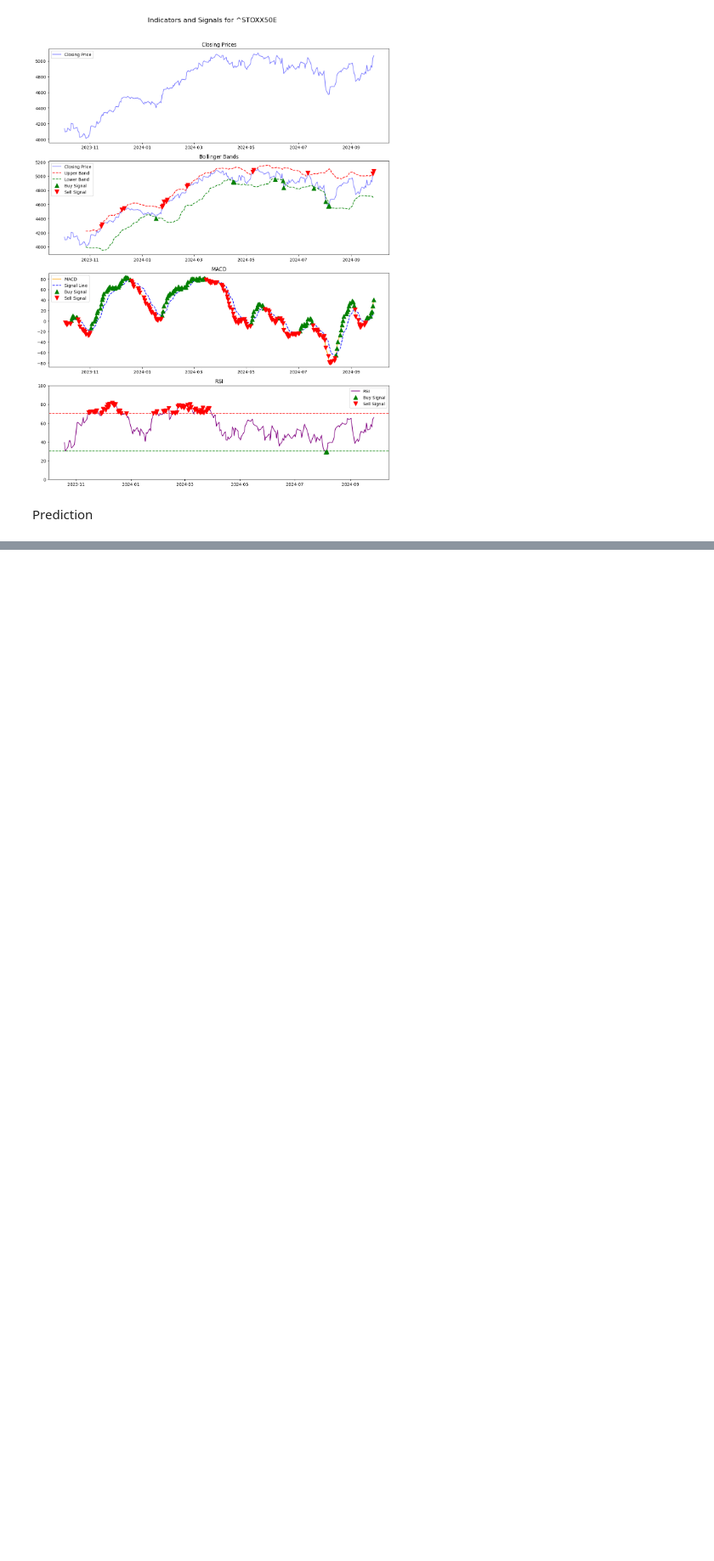
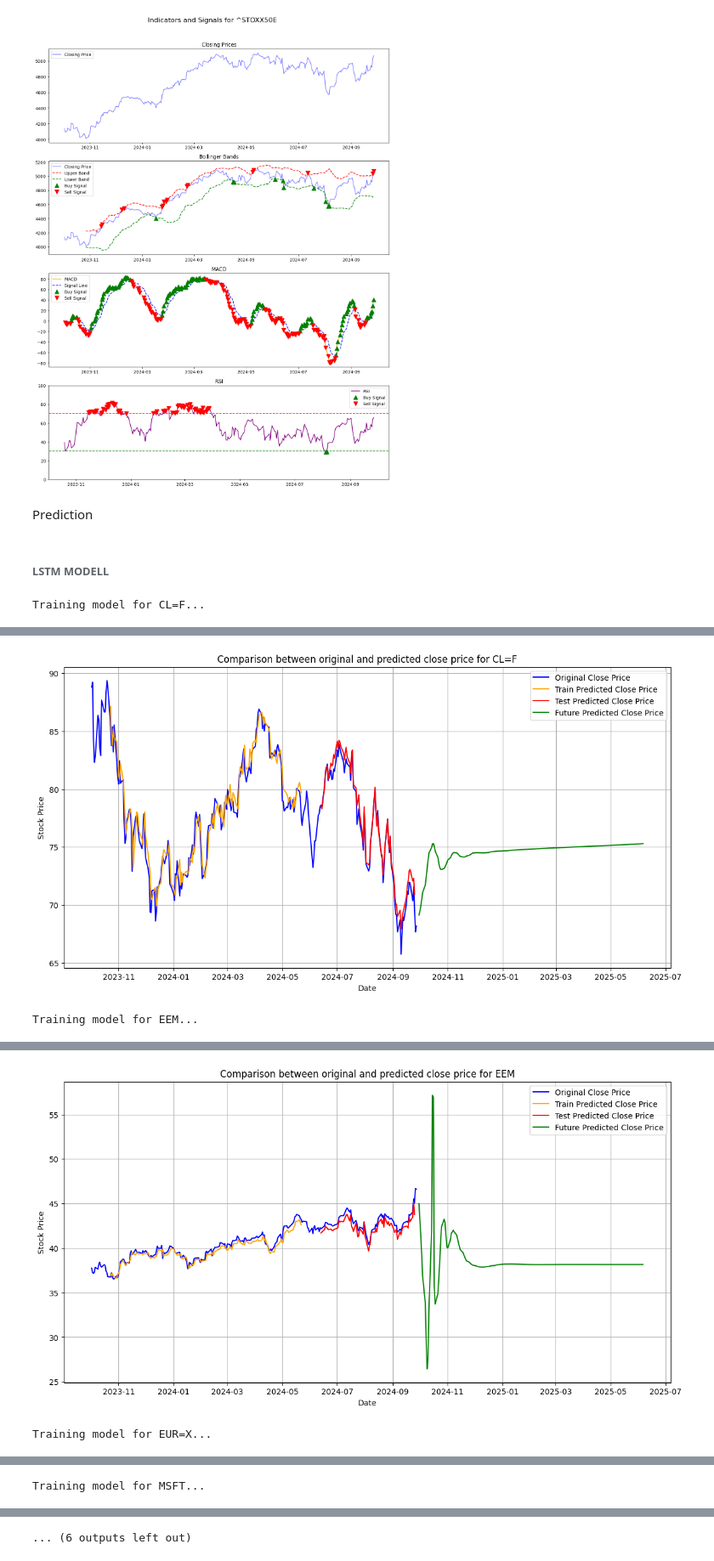
Before and after one commit to pep1ta/IPDA_Assigment2, a Jupyter notebook: Assignment2_NEWVERSION.ipynb, the cells around one changed output, grey strips where cells are left out. Shown at 85% size. Cells and saved outputs as stored; diff of their text form; code cells hidden in the pictures; blank space fills up the shorter version.

Commit message:
+ prediction

```diff
--- a/Assignment2_NEWVERSION.ipynb
+++ b/Assignment2_NEWVERSION.ipynb
@@ -269,0 +375,46 @@ Prediction
+# %%
+def plot_predictions(dates, original_prices, train_predict, test_predict, future_predictions, stock_symbol, look_back=15):
+    plt.figure(figsize=(14, 7))
+
+    # Originalpreise plotten
+    plt.plot(dates, original_prices, label='Original Close Price', color='blue')
+
+    # Trainierte Vorhersagen plotten
+    trainPredictPlot = np.empty_like(original_prices)
+    trainPredictPlot[:] = np.nan
+    trainPredictPlot[look_back:len(train_predict) + look_back] = train_predict.flatten()
+    plt.plot(dates, trainPredictPlot, label='Train Predicted Close Price', color='orange')
+
+    # Testvorhersagen plotten
+    testPredictPlot = np.empty_like(original_prices)
+    testPredictPlot[:] = np.nan
+    start_index = len(train_predict) + (look_back * 2)
+    end_index = start_index + len(test_predict)
+    testPredictPlot[start_index:end_index] = test_predict.flatten()
+    plt.plot(dates, testPredictPlot, label='Test Predicted Close Price', color='red')
+
+    # Zukunftsprognosen plotten
+    future_dates = pd.date_range(start=dates[-1] + timedelta(days=1), periods=len(future_predictions), freq='B')  # Nächste Tage
+    plt.plot(future_dates, future_predictions, label='Future Predicted Close Price', color='green')
+
+    plt.title(f'Comparison between original and predicted close price for {stock_symbol}')
+    plt.xlabel('Date')
+    plt.ylabel('Stock Price')
+    plt.legend()
+    plt.grid()
+    plt.show()
+# %% [markdown]
+###### LSTM MODELL
+# %%
+future_prices = {}
+prediction_date = datetime(2025, 1, 7, 15, 0)
+
+for symbol in new_stock_data.columns:
+    stock_df = new_stock_data[[symbol]].dropna()
+    stock_df.columns = ['Close']
+
+    dates, original_prices, train_predict, test_predict, future_predictions = prepare_and_train_model(stock_df, symbol, "LSTM")
+    plot_predictions(dates, original_prices, train_predict, test_predict, future_predictions, symbol)
+    future_prices[symbol] = future_predictions[-1]
+# %% [output]
+Training model for CL=F...
@@ -269,0 +423,2 @@ Prediction
+[figure, added]
+Training model for EEM...
@@ -269,0 +427,2 @@ Prediction
+[figure, added]
+Training model for EUR=X...
@@ -269,0 +432 @@ Prediction
+Training model for MSFT...
@@ -269,0 +436 @@ Prediction
+... (6 outputs left out)
```
Also changed, not shown: parts of 5 cells of this notebook.
